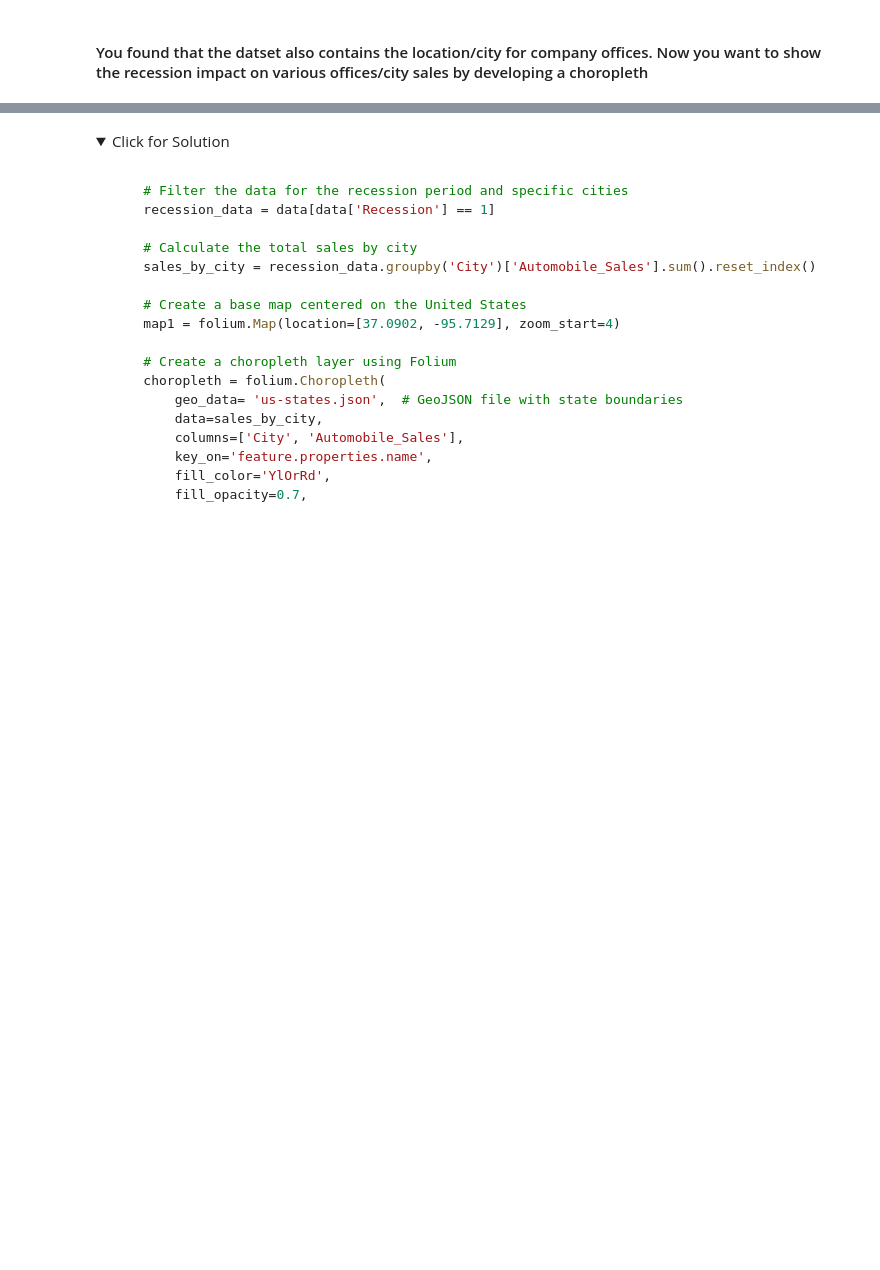
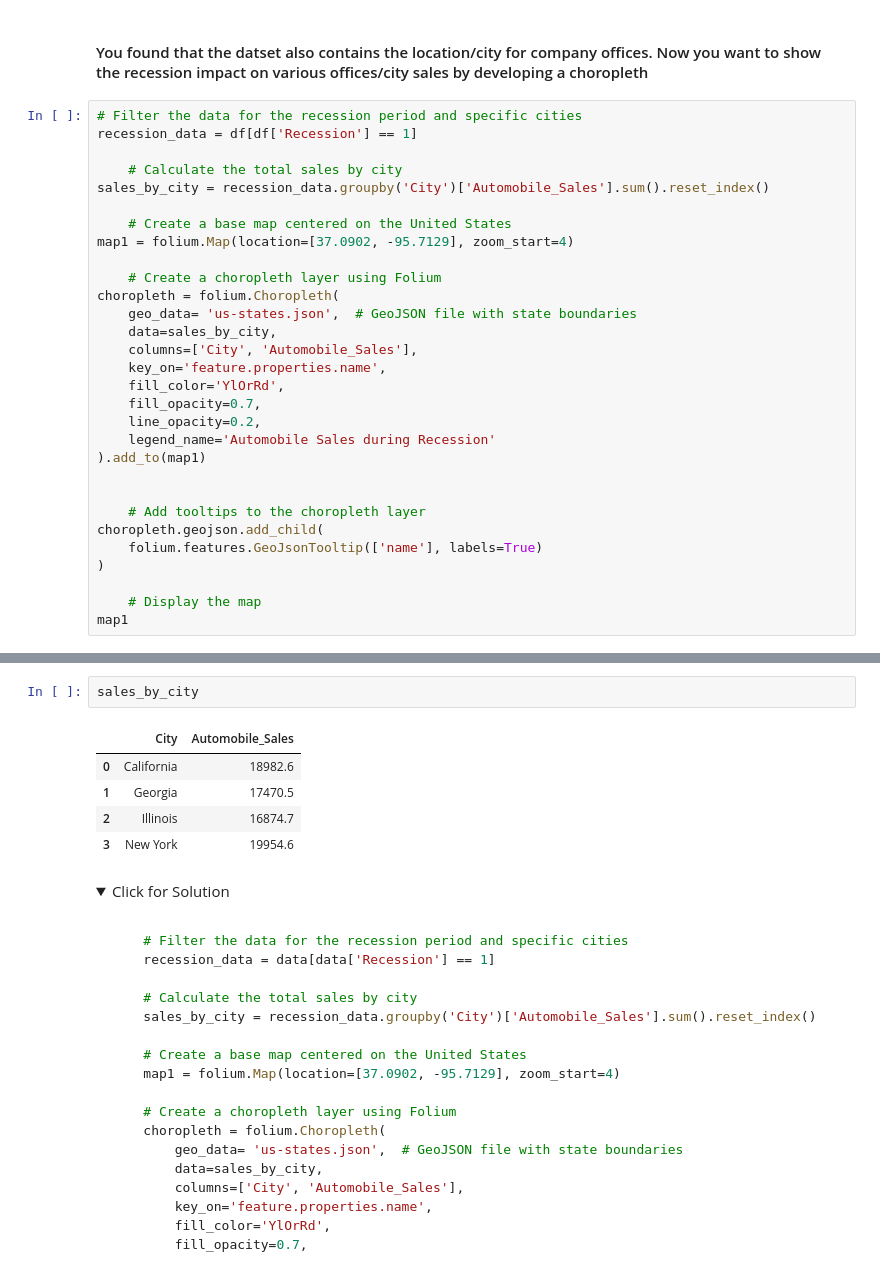
Before and after one commit to Polcsak/Data-vizualization-with-python, a Jupyter notebook: week05_final-project/DV0101EN-Exercise-Final-Assignment-Part-1.ipynb, the cells around one changed output, grey strips where cells are left out. Saved outputs shown, nothing was run; the diff lists cells and outputs as text; folded sections open; blank space fills up the shorter version.

```diff
--- a/week05_final-project/DV0101EN-Exercise-Final-Assignment-Part-1.ipynb
+++ b/week05_final-project/DV0101EN-Exercise-Final-Assignment-Part-1.ipynb
@@ -960,2 +1023,32 @@ filename = "us-states.json"
 # %% [markdown]
 #### You found that the datset also contains the location/city for company offices. Now you want to show the recession impact on various offices/city sales by developing a choropleth
+# %%
+# Filter the data for the recession period and specific cities
+recession_data = df[df['Recession'] == 1]
+
+    # Calculate the total sales by city
+sales_by_city = recession_data.groupby('City')['Automobile_Sales'].sum().reset_index()
+
+    # Create a base map centered on the United States
+map1 = folium.Map(location=[37.0902, -95.7129], zoom_start=4)
+
+    # Create a choropleth layer using Folium
+choropleth = folium.Choropleth(
+    geo_data= 'us-states.json',  # GeoJSON file with state boundaries
+    data=sales_by_city,
+    columns=['City', 'Automobile_Sales'],
+    key_on='feature.properties.name',
+    fill_color='YlOrRd',
+    fill_opacity=0.7,
+    line_opacity=0.2,
+    legend_name='Automobile Sales during Recession'
+).add_to(map1)
+
+
+    # Add tooltips to the choropleth layer
+choropleth.geojson.add_child(
+    folium.features.GeoJsonTooltip(['name'], labels=True)
+)
+
+    # Display the map
+map1
@@ -962,3 +1057,11 @@ filename = "us-states.json"
+# %%
+sales_by_city
+# %% [output]
+|  | City | Automobile_Sales |
+| 0 | California | 18982.6 |
+| 1 | Georgia | 17470.5 |
+| 2 | Illinois | 16874.7 |
+| 3 | New York | 19954.6 |
 # %% [markdown]
 <details><summary>Click for Solution</summary>
 
```
Also changed, not shown: parts of 14 cells of this notebook, 1 other file.
